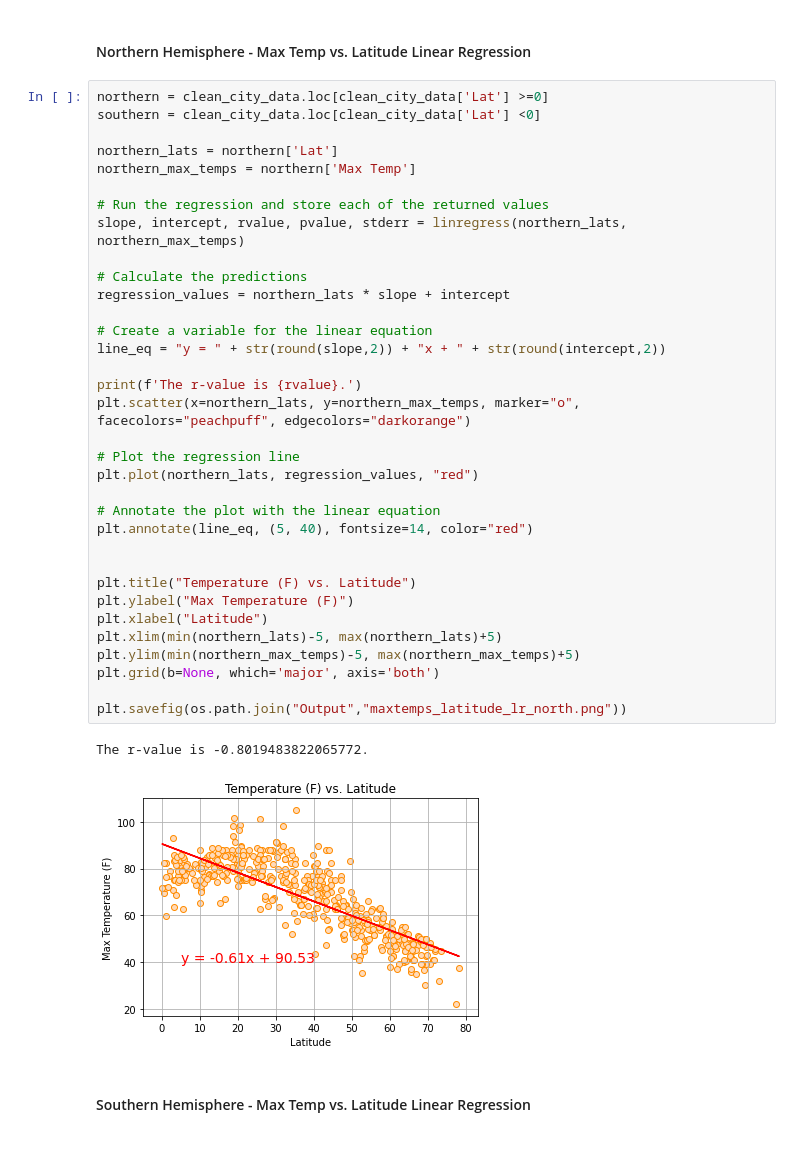
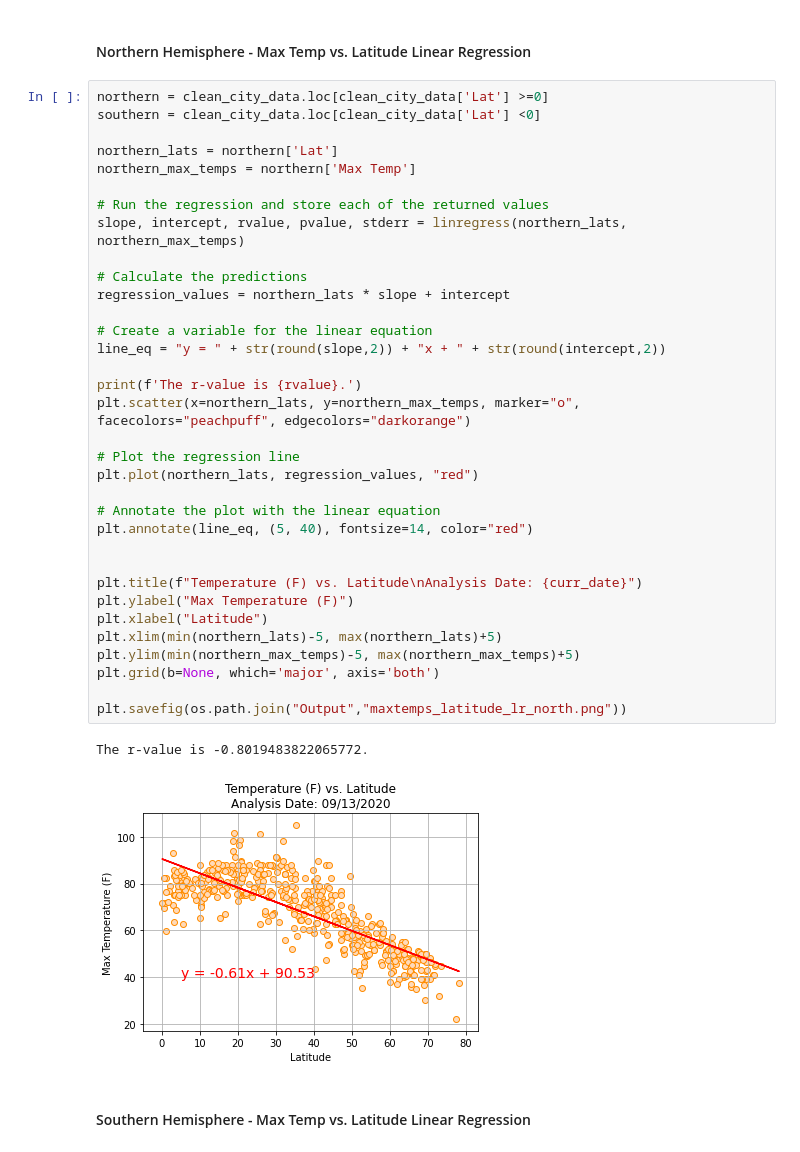
Before and after one commit to KaiCee2010/python-api-challenge, a Jupyter notebook: WeatherPy/WeatherPy.ipynb, the cells around one changed output. Drawn from its saved outputs; the diff is of its cells as text.

```diff
--- a/WeatherPy/WeatherPy.ipynb
+++ b/WeatherPy/WeatherPy.ipynb
@@ -249,35 +251,35 @@ northern_lats = northern['Lat']
 northern_max_temps = northern['Max Temp']
 
 # Run the regression and store each of the returned values
 slope, intercept, rvalue, pvalue, stderr = linregress(northern_lats, northern_max_temps)
 
 # Calculate the predictions
 regression_values = northern_lats * slope + intercept
 
 # Create a variable for the linear equation
 line_eq = "y = " + str(round(slope,2)) + "x + " + str(round(intercept,2))
 
 print(f'The r-value is {rvalue}.')
 plt.scatter(x=northern_lats, y=northern_max_temps, marker="o", facecolors="peachpuff", edgecolors="darkorange")
 
 # Plot the regression line
 plt.plot(northern_lats, regression_values, "red")
 
 # Annotate the plot with the linear equation
 plt.annotate(line_eq, (5, 40), fontsize=14, color="red")
 
 
-plt.title("Temperature (F) vs. Latitude")
+plt.title(f"Temperature (F) vs. Latitude\nAnalysis Date: {curr_date}")
 plt.ylabel("Max Temperature (F)")
 plt.xlabel("Latitude")
 plt.xlim(min(northern_lats)-5, max(northern_lats)+5)
 plt.ylim(min(northern_max_temps)-5, max(northern_max_temps)+5)
 plt.grid(b=None, which='major', axis='both')
 
 plt.savefig(os.path.join("Output","maxtemps_latitude_lr_north.png"))
 # %% [output]
 The r-value is -0.8019483822065772.
-[figure, old version]
+[figure, new version]
 # %% [markdown]
 ####  Southern Hemisphere - Max Temp vs. Latitude Linear Regression
 # %%
```
Also changed, not shown: parts of 12 cells of this notebook, 12 other files.
